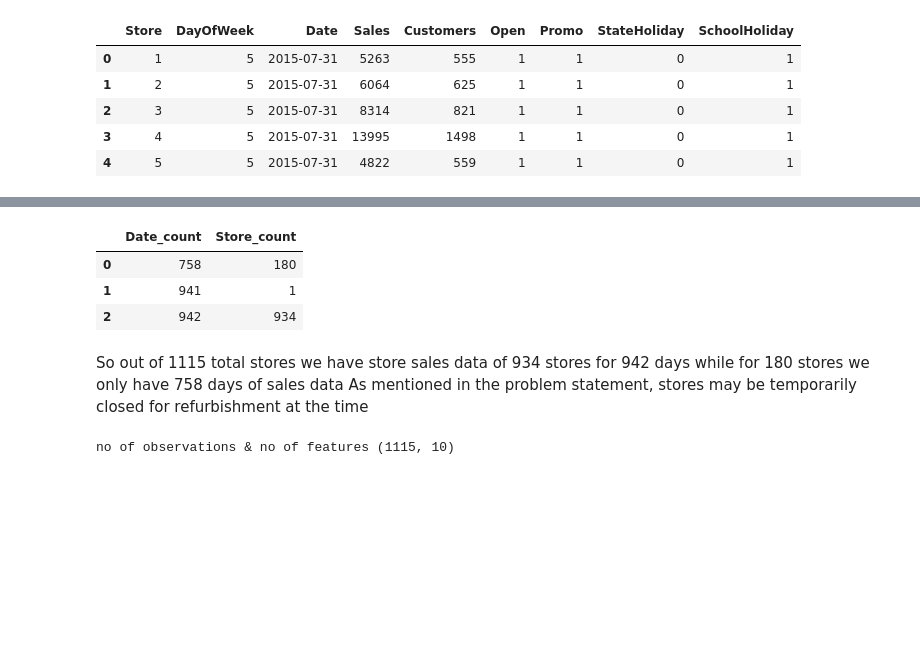
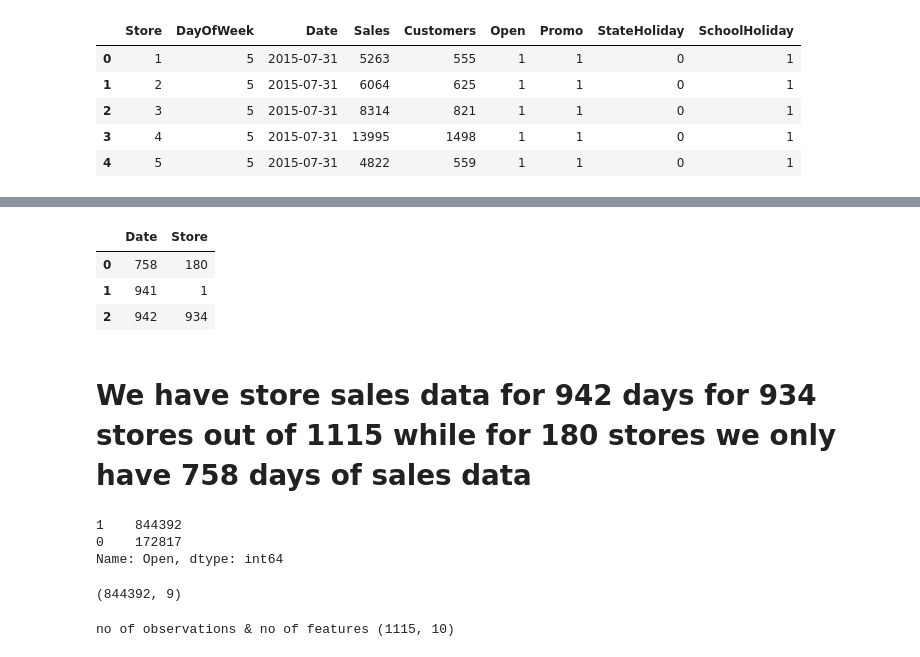
Before and after one commit to palash-21/Rossmann_Stores_Sales_Prediction, a Jupyter notebook: Rossmann_Stores_Sales_Prediction.ipynb, the cells around one changed output, grey strips where cells are left out. Cells and saved outputs as stored; diff of their text form; code cells hidden in the pictures; blank space fills up the shorter version.

```diff
--- a/Rossmann_Stores_Sales_Prediction.ipynb
+++ b/Rossmann_Stores_Sales_Prediction.ipynb
@@ -56,9 +61,8 @@ drive.mount('/content/drive')
 # %% [output]
 Mounted at /content/drive
 # %%
-path_store_csv = "/content/drive/MyDrive/Colab Notebooks/almabetter pro materials/Capstone Projects/My Capstone Projects/Rossman stores sales prediction/store.csv"
-store_df = pd.read_csv(path_store_csv)
+path = "/content/drive/MyDrive/Colab Notebooks/almabetter pro materials/Capstone Projects/My Capstone Projects/Rossman stores sales prediction/store.csv"
+store_df = pd.read_csv(path)
 
-path_sales_csv = "/content/drive/MyDrive/Colab Notebooks/almabetter pro materials/Capstone Projects/My Capstone Projects/Rossman stores sales prediction/Rossmann Stores Data.csv"
-sales_df = pd.read_csv(path_sales_csv, parse_dates = ['Date'])
-#sales_df = pd.read_csv(path_sales_csv)
+path_r = "/content/drive/MyDrive/Colab Notebooks/almabetter pro materials/Capstone Projects/My Capstone Projects/Rossman stores sales prediction/Rossmann Stores Data.csv"
+sales_df = pd.read_csv(path_r, parse_dates = True)
@@ -111,13 +111,25 @@ So the dataset is for 942 days in total from 1st Jan 2013 to 31st July 2015
 # %%
 # Grouping by date
-sales_df.groupby(['Store'])['Date'].count().reset_index().groupby(['Date'])["Store"].count().reset_index().rename(columns={'Date':'Date_count',"Store":'Store_count'})
+date_grp_df=sales_df.groupby(['Store'])['Date'].count().reset_index().groupby(['Date'])["Store"].count().reset_index()
+date_grp_df
 # %% [output]
-|  | Date_count | Store_count |
+|  | Date | Store |
 | 0 | 758 | 180 |
 | 1 | 941 | 1 |
 | 2 | 942 | 934 |
 # %% [markdown]
-So out of 1115 total stores we have store sales data of 934 stores for 942 days
-while for 180 stores we only have 758 days of sales data
-As mentioned in the problem statement, stores may be  temporarily closed for refurbishment at the time
+# We have store sales data for 942 days for 934 stores out of 1115 while for 180 stores we only have 758 days of sales data
+# %%
+# Store open/close
+sales_df['Open'].value_counts()
+# %% [output]
+1    844392
+0    172817
+Name: Open, dtype: int64
+# %%
+# Lets remove the entries when store was closed
+sales_df = sales_df[sales_df['Open']==1]
+sales_df.shape
+# %% [output]
+(844392, 9)
 # %%
```
Also changed, not shown: parts of 205 cells of this notebook.
